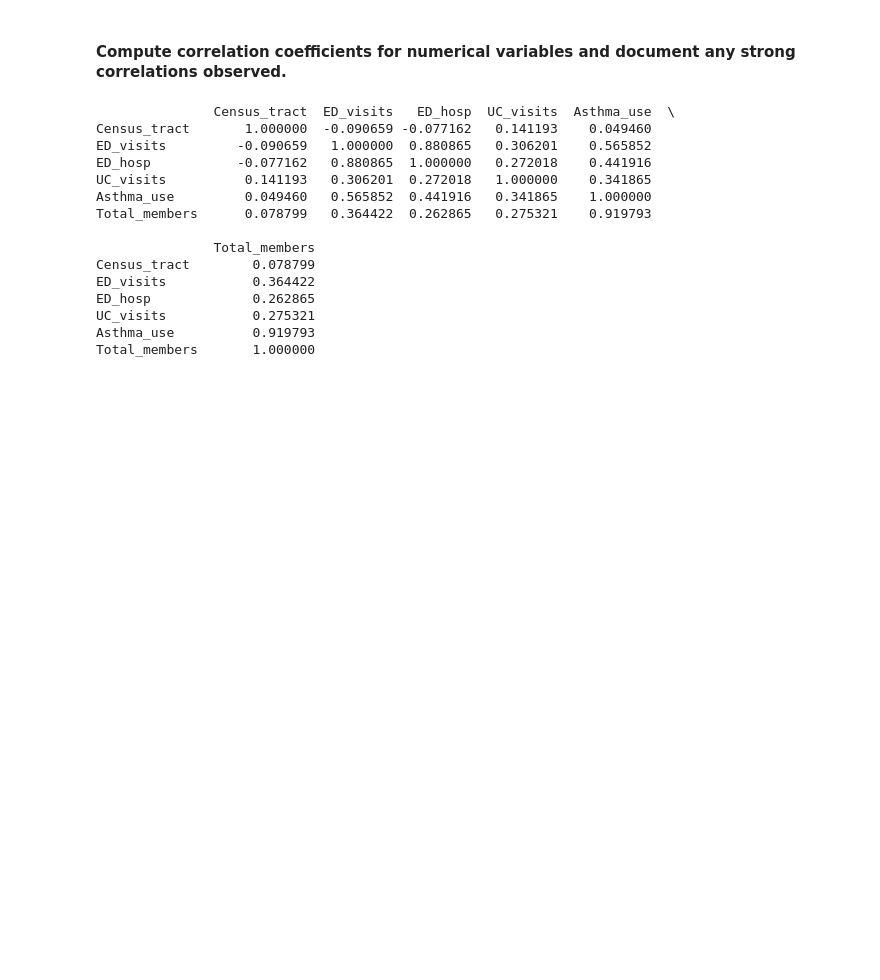
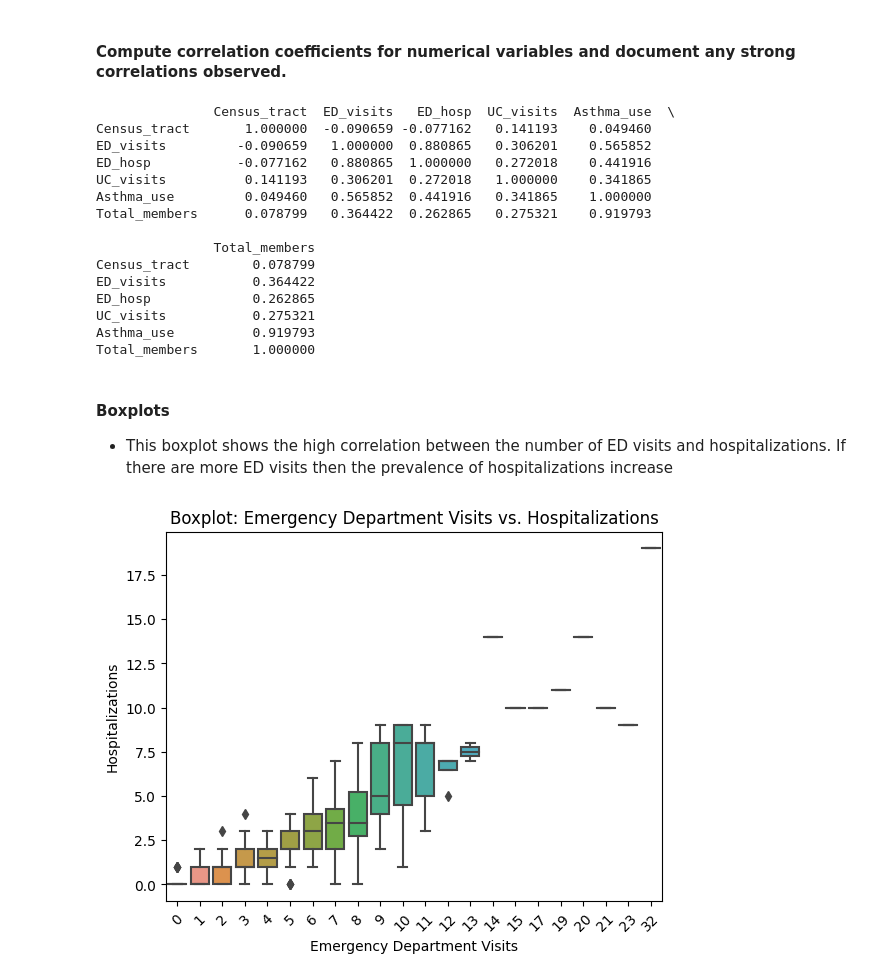
Before and after one commit to amnasyed1/datasci_3_eda, a Jupyter notebook: 507week3hw.ipynb, the cells around one changed output. Cells and saved outputs as stored; diff of their text form; code cells hidden in the pictures; blank space fills up the shorter version.

```diff
--- a/507week3hw.ipynb
+++ b/507week3hw.ipynb
@@ -423,3 +424,16 @@ ED_hosp             0.262865
 UC_visits           0.275321
 Asthma_use          0.919793
 Total_members       1.000000
+# %% [markdown]
+#### Boxplots
+- This boxplot shows the high correlation between the number of ED visits and hospitalizations. If there are more ED visits then the prevalence of hospitalizations increase
+# %%
+#Boxplot
+sns.boxplot(x='ED_visits', y='ED_hosp', data=df)
+plt.title('Boxplot: Emergency Department Visits vs. Hospitalizations')
+plt.xlabel('Emergency Department Visits')
+plt.ylabel('Hospitalizations')
+plt.xticks(rotation=45)
+plt.show()
+# %% [output]
+[figure, added]
```
Also changed, not shown: parts of 3 cells of this notebook.
